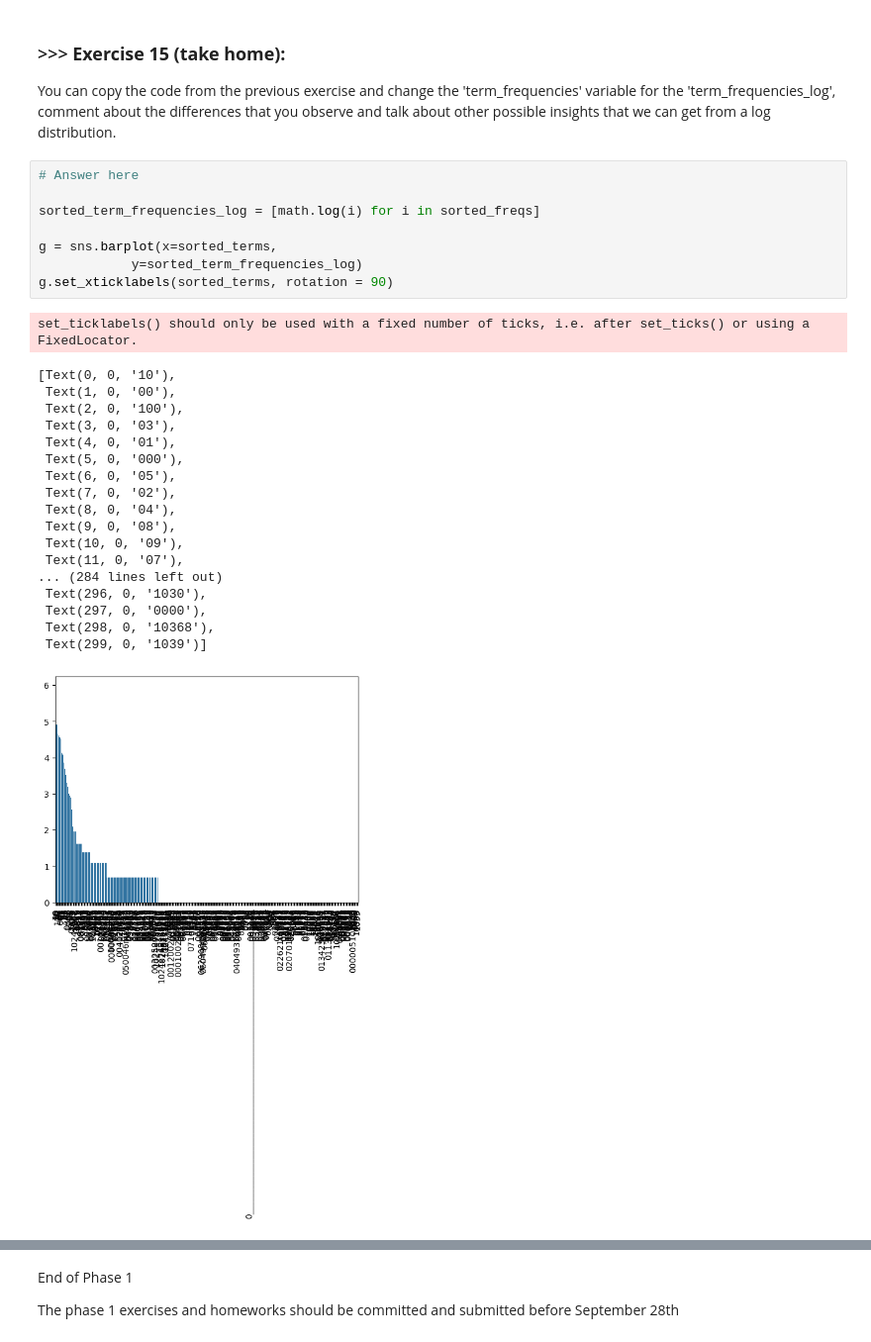
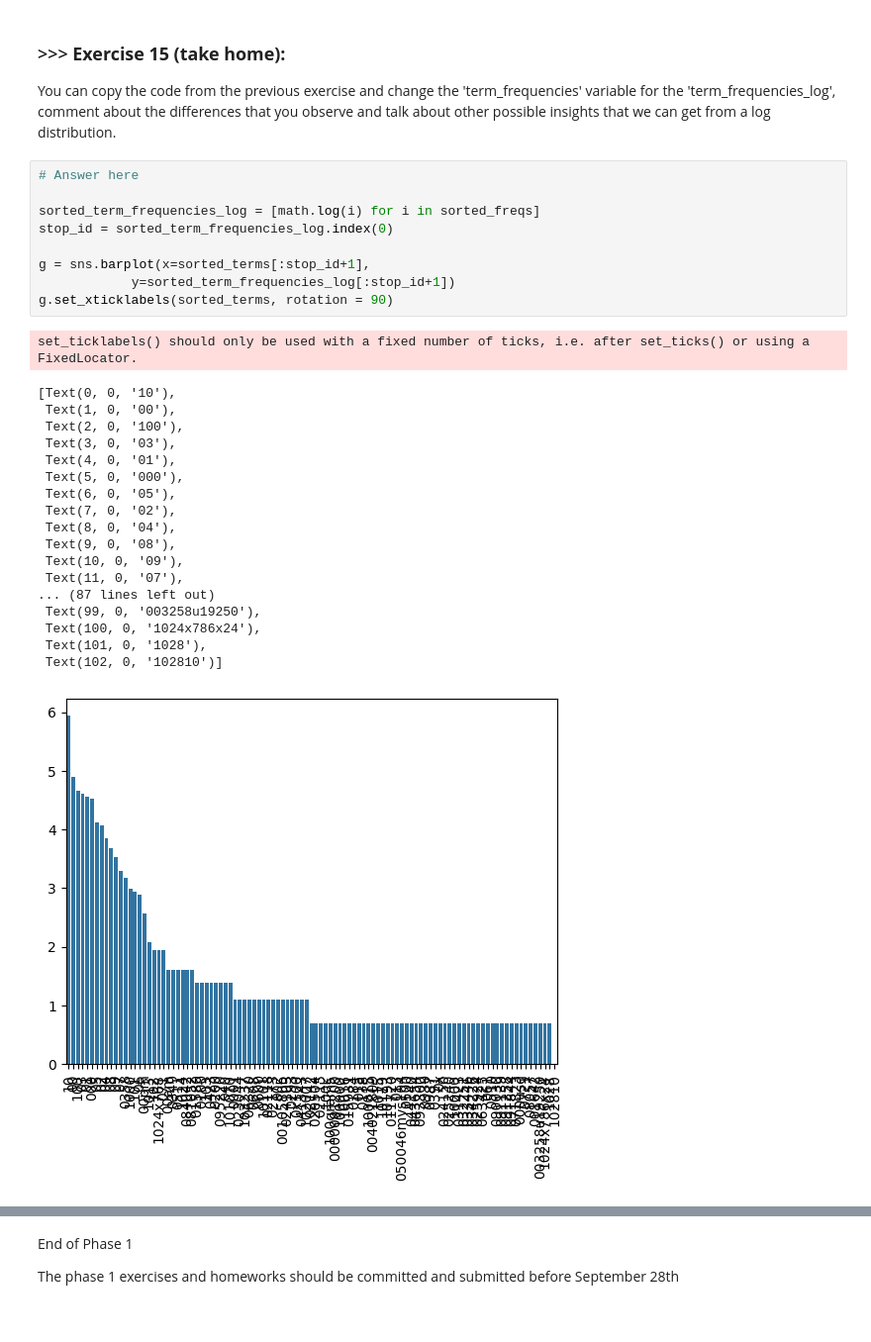
Before and after one commit to leo66ho/DM2025-Lab1-Exercise, a Jupyter notebook: DM2025-Lab1-Master.ipynb, the cells around one changed output, grey strips where cells are left out. Shown at 99% size. Drawn from its saved outputs; the diff is of its cells as text.

```diff
--- a/DM2025-Lab1-Master.ipynb
+++ b/DM2025-Lab1-Master.ipynb
@@ -1386,28 +1386,29 @@ You can copy the code from the previous exercise and change the 'term_frequencie
 # %%
 # Answer here
 
 sorted_term_frequencies_log = [math.log(i) for i in sorted_freqs]
+stop_id = sorted_term_frequencies_log.index(0)
 
-g = sns.barplot(x=sorted_terms,
-            y=sorted_term_frequencies_log)
+g = sns.barplot(x=sorted_terms[:stop_id+1],
+            y=sorted_term_frequencies_log[:stop_id+1])
 g.set_xticklabels(sorted_terms, rotation = 90)
 # %% [output]
 set_ticklabels() should only be used with a fixed number of ticks, i.e. after set_ticks() or using a FixedLocator.
 [Text(0, 0, '10'),
  Text(1, 0, '00'),
  Text(2, 0, '100'),
  Text(3, 0, '03'),
  Text(4, 0, '01'),
  Text(5, 0, '000'),
  Text(6, 0, '05'),
  Text(7, 0, '02'),
  Text(8, 0, '04'),
  Text(9, 0, '08'),
  Text(10, 0, '09'),
  Text(11, 0, '07'),
-... (284 lines left out)
- Text(296, 0, '1030'),
- Text(297, 0, '0000'),
- Text(298, 0, '10368'),
- Text(299, 0, '1039')]
+... (87 lines left out)
+ Text(99, 0, '003258u19250'),
+ Text(100, 0, '1024x786x24'),
+ Text(101, 0, '1028'),
+ Text(102, 0, '102810')]
-[figure, old version]
+[figure, new version]
```
Also changed, not shown: parts of 6 cells of this notebook, 1 other file.
